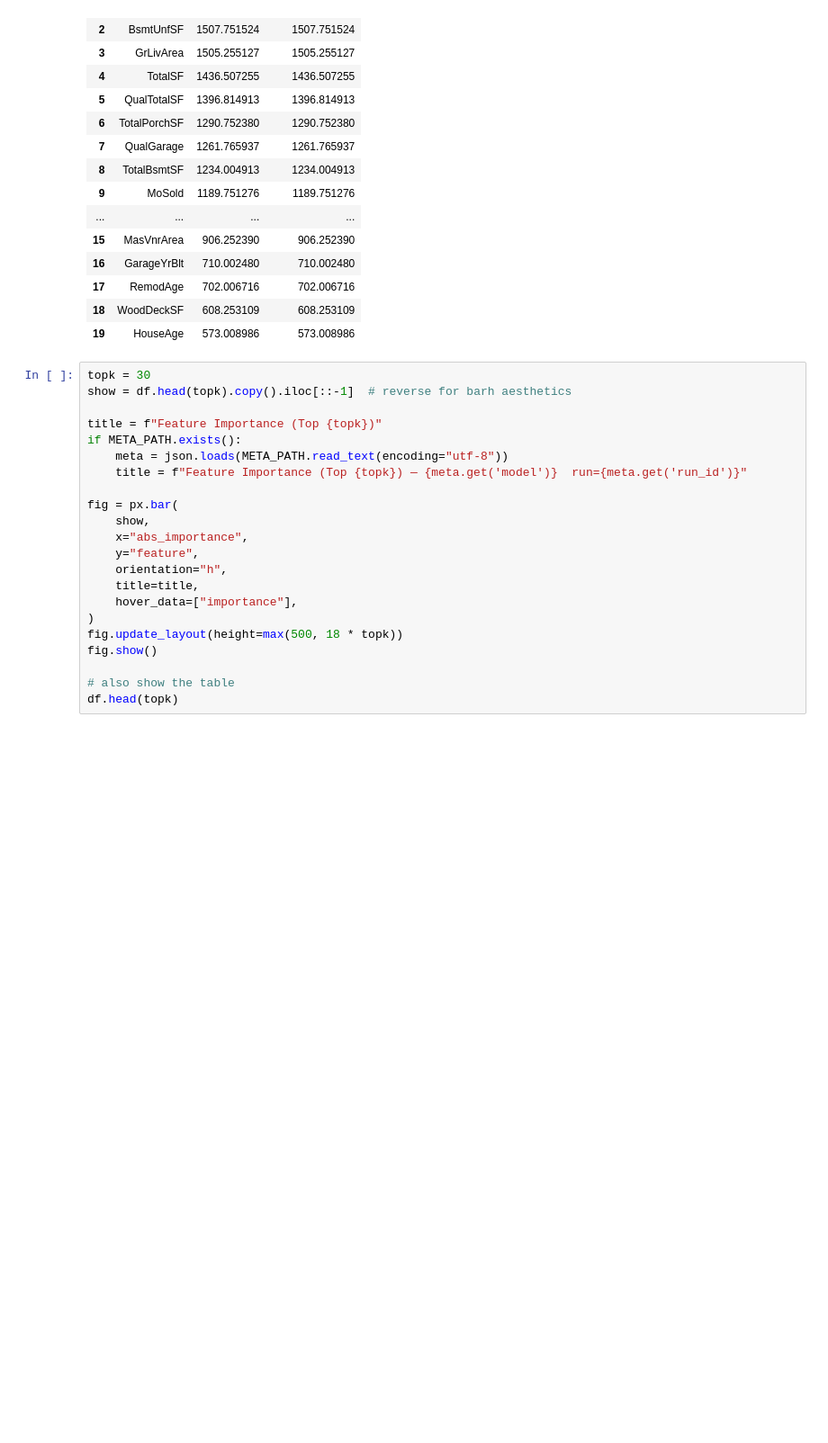
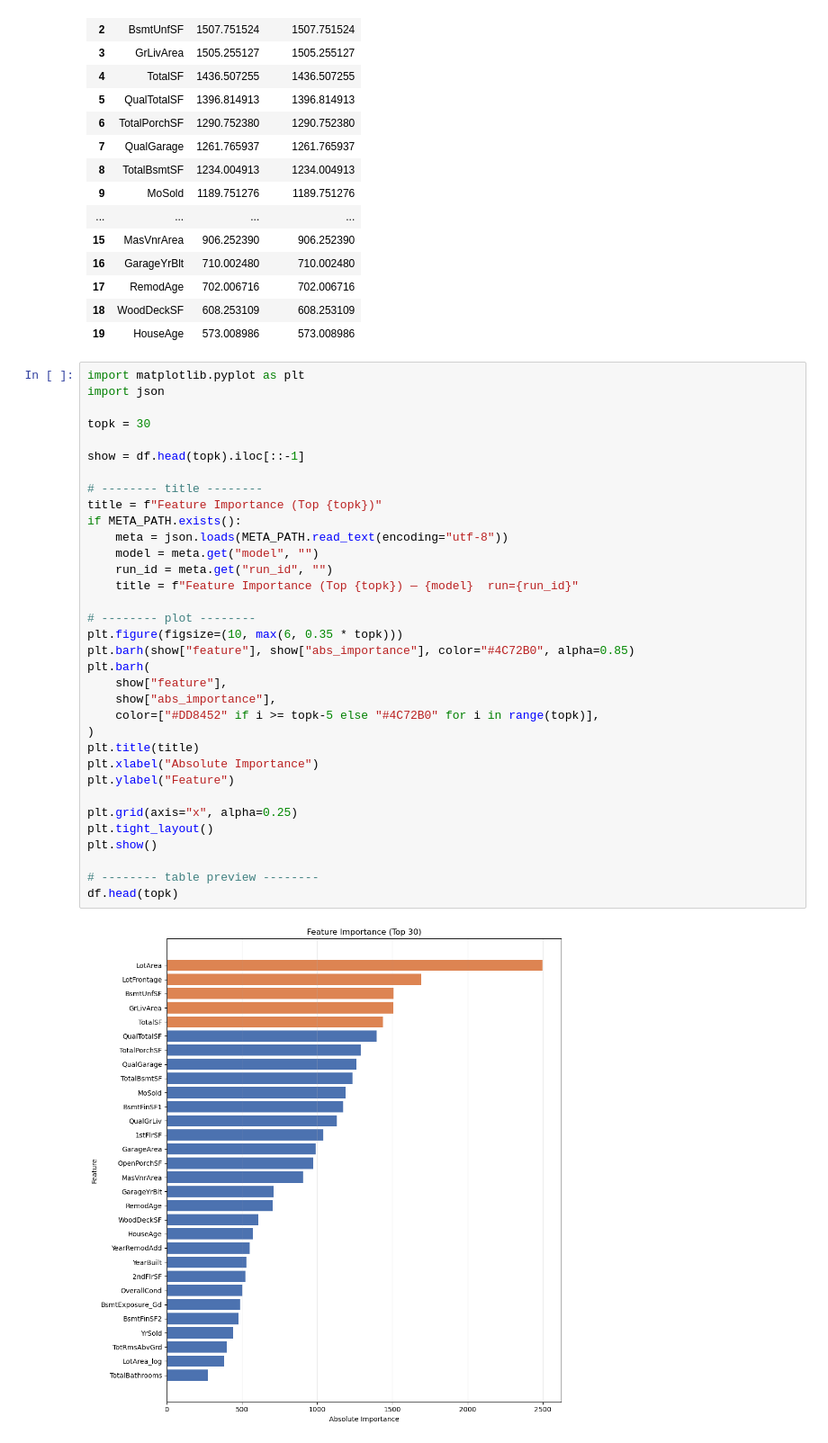
Before and after one commit to wangz99-crypto/house-prices-ml-pipeline, a Jupyter notebook: notebooks/02_model_analysis/feature_importance_viewer.ipynb, the cells around one changed output. Shown at 90% size. Drawn from its saved outputs; the diff is of its cells as text; blank space fills up the shorter version.

Commit message:
Refactor error analysis and feature importance plots to matplotlib for stable GitHub rendering

```diff
--- a/notebooks/02_model_analysis/feature_importance_viewer.ipynb
+++ b/notebooks/02_model_analysis/feature_importance_viewer.ipynb
@@ -69,28 +69,41 @@ Selected META: (missing)
 | 18 | WoodDeckSF | 608.253109 | 608.253109 |
 | 19 | HouseAge | 573.008986 | 573.008986 |
 # %%
+import matplotlib.pyplot as plt
+import json
+
 topk = 30
-show = df.head(topk).copy().iloc[::-1]  # reverse for barh aesthetics
 
+show = df.head(topk).iloc[::-1]
+
+# -------- title --------
 title = f"Feature Importance (Top {topk})"
 if META_PATH.exists():
     meta = json.loads(META_PATH.read_text(encoding="utf-8"))
-    title = f"Feature Importance (Top {topk}) — {meta.get('model')}  run={meta.get('run_id')}"
+    model = meta.get("model", "")
+    run_id = meta.get("run_id", "")
+    title = f"Feature Importance (Top {topk}) — {model}  run={run_id}"
 
-fig = px.bar(
-    show,
-    x="abs_importance",
-    y="feature",
-    orientation="h",
-    title=title,
-    hover_data=["importance"],
+# -------- plot --------
+plt.figure(figsize=(10, max(6, 0.35 * topk)))
+plt.barh(show["feature"], show["abs_importance"], color="#4C72B0", alpha=0.85)
+plt.barh(
+    show["feature"],
+    show["abs_importance"],
+    color=["#DD8452" if i >= topk-5 else "#4C72B0" for i in range(topk)],
 )
-fig.update_layout(height=max(500, 18 * topk))
-fig.show()
+plt.title(title)
+plt.xlabel("Absolute Importance")
+plt.ylabel("Feature")
 
-# also show the table
+plt.grid(axis="x", alpha=0.25)
+plt.tight_layout()
+plt.show()
+
+# -------- table preview --------
 df.head(topk)
 # %% [output]
+[figure, added]
 |  | feature | importance | abs_importance |
 | 0 | LotArea | 2498.252205 | 2498.252205 |
 | 1 | LotFrontage | 1691.755337 | 1691.755337 |
```
